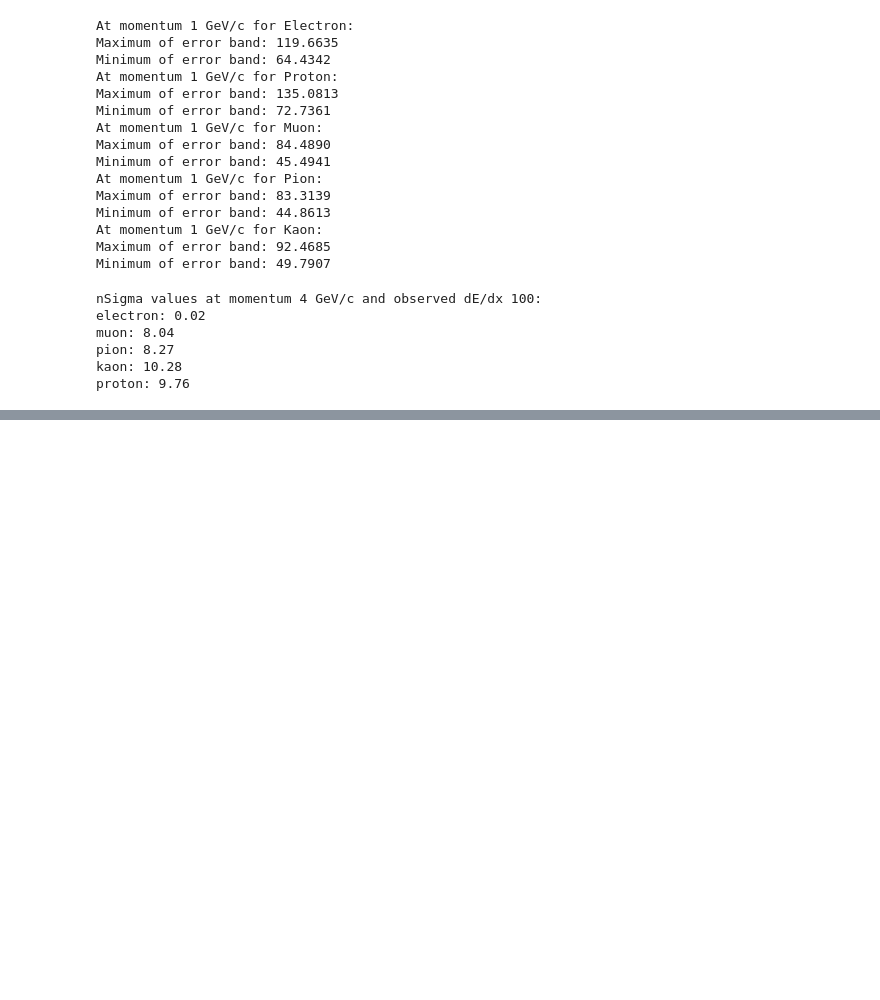
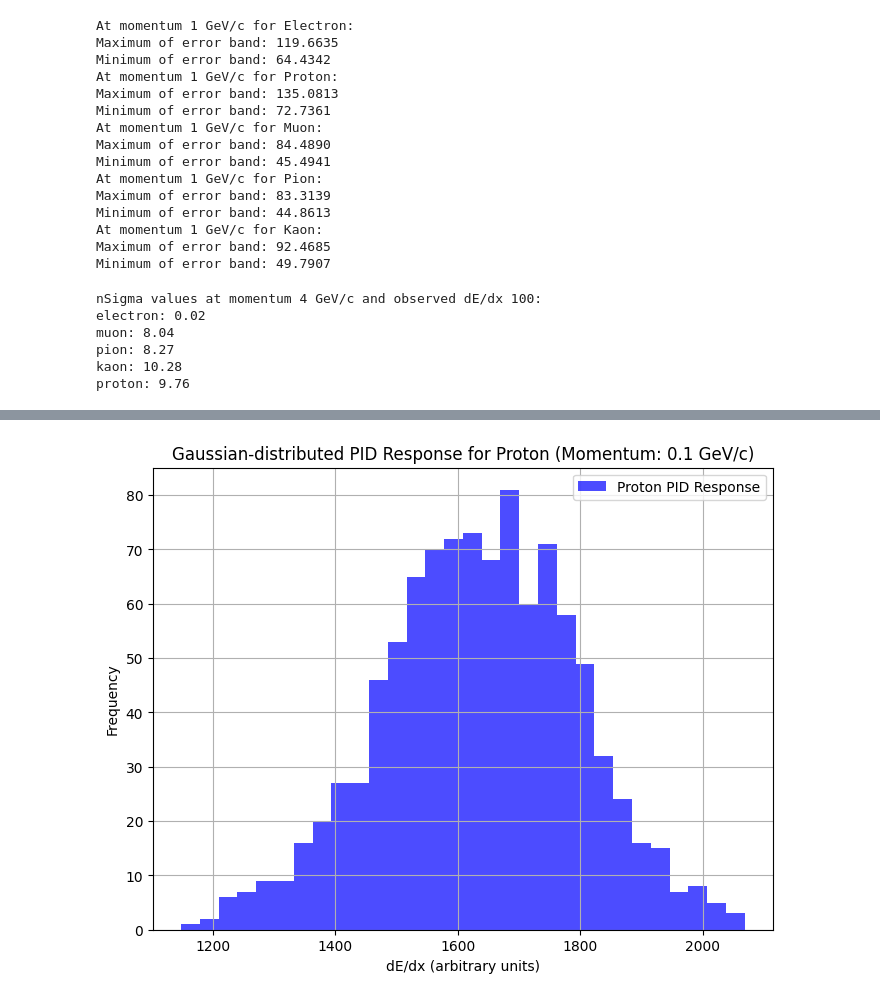
Before and after one commit to siragoni/ML-autoencoder, a Jupyter notebook: Clean.ipynb, the cells around one changed output, grey strips where cells are left out. Drawn from its saved outputs; the diff is of its cells as text; code cells hidden in the pictures; blank space fills up the shorter version.

```diff
--- a/Clean.ipynb
+++ b/Clean.ipynb
@@ -241,0 +295,37 @@ print(random_value)
+# %%
+import numpy as np
+
+def generate_gaussian_pid_list(momentum, particle_type, n_samples=100, stretch_factor=1):
+    """
+    Generates a list of PID response values that follow a Gaussian distribution.
+
+    The mean of the Gaussian is taken from the `tpc_pid_response`, and the sigma is calculated as:
+    sigma = (upper_band - mean) / 3.0
+
+    Parameters:
+    - momentum: Particle momentum (GeV/c)
+    - particle_type: Type of particle ('electron', 'muon', 'pion', 'kaon', 'proton')
+    - n_samples: Number of Gaussian-distributed samples to generate (default = 100)
+    - stretch_factor: Stretch factor for the TPC response (default = 1)
+
+    Returns:
+    - A list of random PID response values following the Gaussian distribution.
+    """
+    # Get the mean (TPC PID response) and error bands
+    mean, lower_band, upper_band = tpc_pid_response(momentum, particle_type, stretch_factor)
+
+    # Calculate sigma as (upper_band - mean) / 3.0
+    sigma = (upper_band - mean) / 3.0
+
+    # Generate and return a list of random values following the Gaussian distribution
+    pid_response_values = [random_gaussian(mean, sigma) for _ in range(n_samples)]
+
+    return pid_response_values
+
+# Example usage
+momentum = 1.0  # Example momentum in GeV/c
+particle_type = 'kaon'  # Example particle type
+n_samples = 100  # Number of PID values to generate
+
+pid_values = generate_gaussian_pid_list(momentum, particle_type, n_samples, get_stretch_factor(particle_type))
+print(f"Generated PID response values: {pid_values}")
@@ -241,0 +377,9 @@ print(random_value)
+# %%
+momentum = 0.1  # Example momentum in GeV/c
+particle_type = 'proton'  # Example particle type
+n_samples = 1000  # Number of PID values to generate
+
+# Generate and plot the distribution
+plot_gaussian_pid_distribution(momentum, particle_type, n_samples, get_stretch_factor(particle_type))
+# %% [output]
+[figure, added]
```
Also changed, not shown: parts of 5 cells of this notebook.
